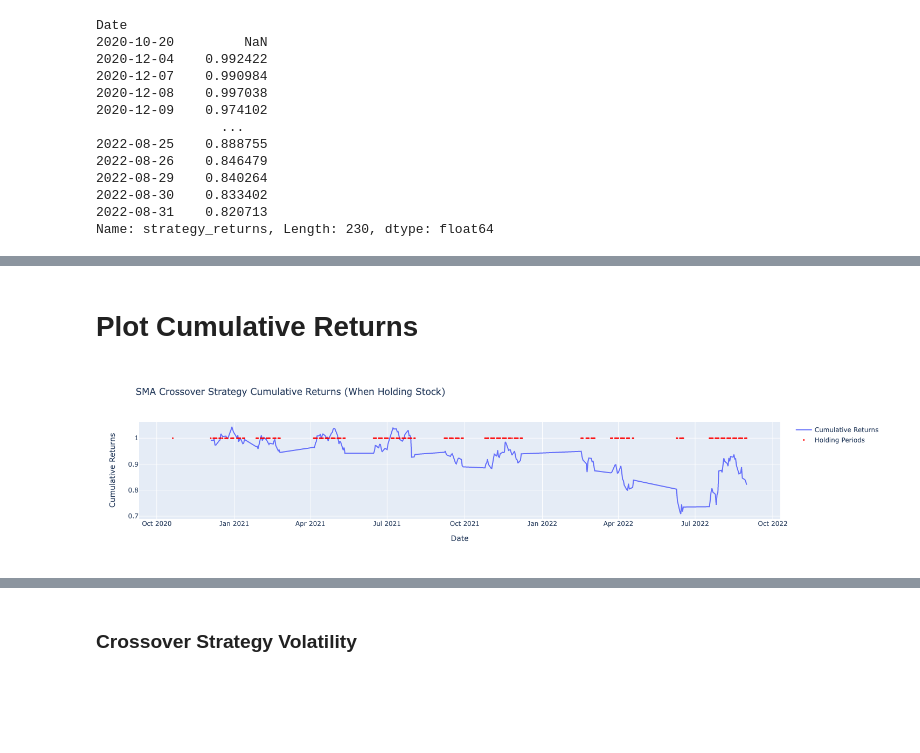
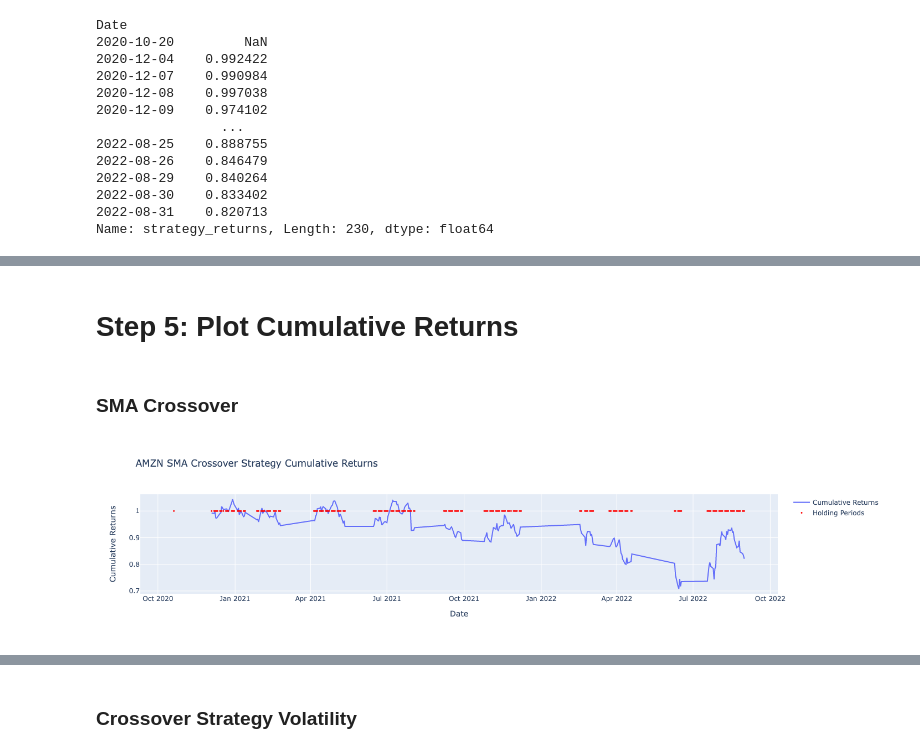
Before and after one commit to rolvera05/CrossoverPro, a Jupyter notebook: sourcev2.ipynb, the cells around one changed output, grey strips where cells are left out. Cells and saved outputs as stored; diff of their text form; code cells hidden in the pictures; blank space fills up the shorter version.

```diff
--- a/sourcev2.ipynb
+++ b/sourcev2.ipynb
@@ -169,35 +189,36 @@ Name: strategy_returns, Length: 230, dtype: float64
 # %% [markdown]
-# Plot Cumulative Returns
+# Step 5: Plot Cumulative Returns
+# %% [markdown]
+### SMA Crossover
 # %%
-
 # Create a trace for the cumulative returns
 cumulative_returns_trace = go.Scatter(
     x=cumulative_strategy_returns.index,
     y=cumulative_strategy_returns.values,
     mode='lines',
     name='Cumulative Returns'
 )
 
 # Create a trace for the holding periods
 holding_periods_trace = go.Scatter(
     x=holding_returns.index,
     y=[1] * len(holding_returns),
     mode='markers',
     marker=dict(size=3, color='red'),
     name='Holding Periods'
 )
 
 # Create a layout for the chart
 layout = go.Layout(
-    title=dict(text='SMA Crossover Strategy Cumulative Returns (When Holding Stock)'),
+    title=dict(text=f'{ticker} SMA Crossover Strategy Cumulative Returns'),
     xaxis=dict(title='Date'),
     yaxis=dict(title='Cumulative Returns'),
 )
 
 # Create the figure
 fig = go.Figure(data=[cumulative_returns_trace, holding_periods_trace], layout=layout)
 
 # Display the figure
 fig.show()
 # %% [output]
-[figure, old version]
+[figure, new version]
```
Also changed, not shown: parts of 22 cells of this notebook, 1 other file.
